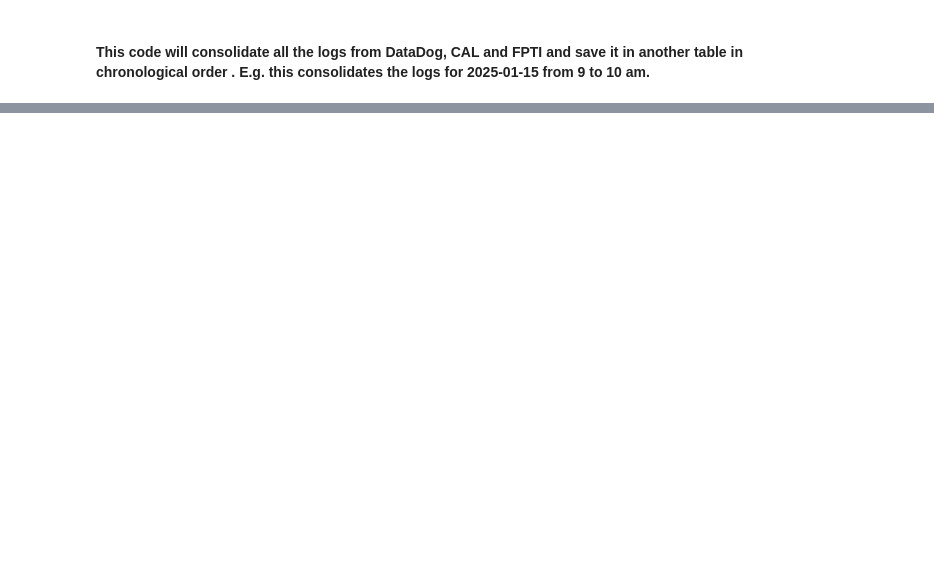
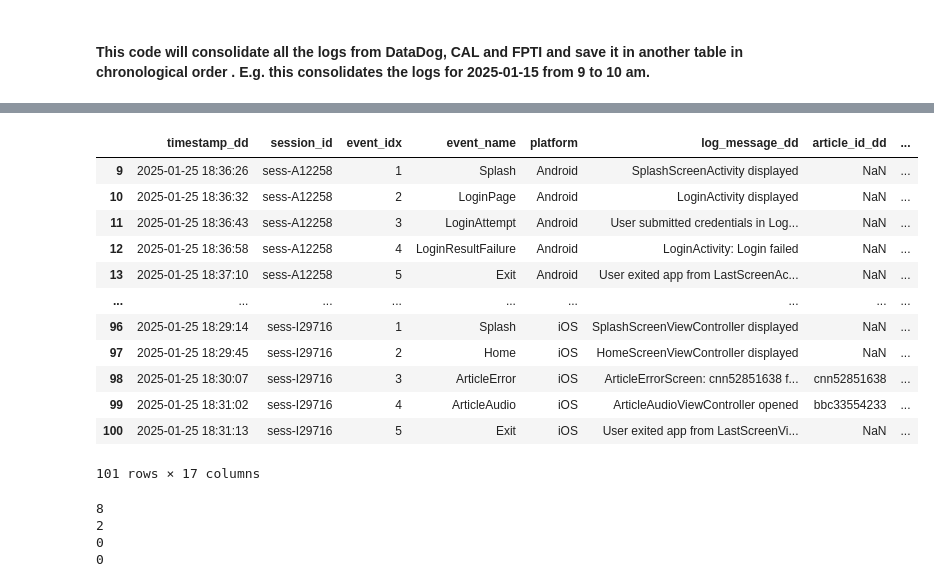
Before and after one commit to kedar1607/AI-RCA, a Jupyter notebook: data_consolidation.ipynb, the cells around one changed output, grey strips where cells are left out. Cells and saved outputs as stored; diff of their text form; code cells hidden in the pictures; blank space fills up the shorter version.

```diff
--- a/data_consolidation.ipynb
+++ b/data_consolidation.ipynb
@@ -87,0 +337,48 @@ filtered_df
+# %%
+ # Define a time window for consolidation (adjust as needed)
+# '2025-01-21 18:52:53 - 2025-01-21 19:11:46',
+# '2025-01-15 22:22:13 - 2025-01-15 22:50:17',
+# '2025-01-13 09:10:44 - 2025-01-13 09:26:19',
+# '2025-01-16 08:54:53 - 2025-01-16 09:17:53',
+# '2025-01-06 06:23:57 - 2025-01-06 06:50:22',
+# '2025-01-03 16:23:42 - 2025-01-03 16:52:58',
+# '2025-01-29 11:27:04 - 2025-01-29 11:55:31',
+# '2025-01-19 04:44:03 - 2025-01-19 04:55:12',
+# '2025-01-07 10:16:18 - 2025-01-07 10:28:52',
+# '2025-01-31 03:43:25 - 2025-01-31 04:05:10',
+# '2025-01-07 21:29:32 - 2025-01-07 21:56:43',
+# '2025-01-30 02:58:41 - 2025-01-30 03:18:52',
+# '2025-01-30 14:05:40 - 2025-01-30 14:34:51',
+# '2025-01-28 19:49:34 - 2025-01-28 20:04:12',
+# '2025-01-05 09:00:32 - 2025-01-05 09:14:09',
+# '2025-01-08 12:48:44 - 2025-01-08 13:05:30',
+# '2025-01-02 08:19:15 - 2025-01-02 08:45:38', '2025-01-30 15:09:07 - 2025-01-30 15:23:00', '2025-01-23 05:39:46 - 2025-01-23 05:53:28', '2025-01-18 07:16:59 - 2025-01-18 07:40:22', '2025-01-15 02:58:02 - 2025-01-15 03:13:11', '2025-01-28 15:09:15 - 2025-01-28 15:25:16', '2025-01-09 20:33:53 - 2025-01-09 20:57:52', '2025-01-06 12:20:51 - 2025-01-06 12:37:45', '2025-01-09 23:29:27 - 2025-01-09 23:44:24', '2025-01-03 03:35:11 - 2025-01-03 03:50:45', '2025-01-14 22:41:55 - 2025-01-14 23:04:51', '2025-01-21 05:57:33 - 2025-01-21 06:23:37', '2025-01-25 22:13:52 - 2025-01-25 22:34:41', '2025-01-06 11:24:48 - 2025-01-06 11:41:54', '2025-01-14 18:22:01 - 2025-01-14 18:45:27', '2025-01-10 07:14:43 - 2025-01-10 07:39:12']"
+start_time = pd.to_datetime("2025-01-25 18:25:04")
+end_time   = pd.to_datetime("2025-01-25 18:52:45")
+consolidate(start_time, end_time)
+# %% [output]
+|  | timestamp_dd | session_id | event_idx | event_name | platform | log_message_dd | article_id_dd | ... |
+| 9 | 2025-01-25 18:36:26 | sess-A12258 | 1 | Splash | Android | SplashScreenActivity displayed | NaN | ... |
+| 10 | 2025-01-25 18:36:32 | sess-A12258 | 2 | LoginPage | Android | LoginActivity displayed | NaN | ... |
+| 11 | 2025-01-25 18:36:43 | sess-A12258 | 3 | LoginAttempt | Android | User submitted credentials in Log... | NaN | ... |
+| 12 | 2025-01-25 18:36:58 | sess-A12258 | 4 | LoginResultFailure | Android | LoginActivity: Login failed | NaN | ... |
+| 13 | 2025-01-25 18:37:10 | sess-A12258 | 5 | Exit | Android | User exited app from LastScreenAc... | NaN | ... |
+| ... | ... | ... | ... | ... | ... | ... | ... | ... |
+| 96 | 2025-01-25 18:29:14 | sess-I29716 | 1 | Splash | iOS | SplashScreenViewController displayed | NaN | ... |
+| 97 | 2025-01-25 18:29:45 | sess-I29716 | 2 | Home | iOS | HomeScreenViewController displayed | NaN | ... |
+| 98 | 2025-01-25 18:30:07 | sess-I29716 | 3 | ArticleError | iOS | ArticleErrorScreen: cnn52851638 f... | cnn52851638 | ... |
+| 99 | 2025-01-25 18:31:02 | sess-I29716 | 4 | ArticleAudio | iOS | ArticleAudioViewController opened | bbc33554233 | ... |
+| 100 | 2025-01-25 18:31:13 | sess-I29716 | 5 | Exit | iOS | User exited app from LastScreenVi... | NaN | ... |
+101 rows × 17 columns
+# %%
+# Find a session with session_id = sess-I14083
+df = pd.read_csv("consolidated_logs.csv")
+print(df['event_name'].value_counts().get('ArticleError', 0))
+print(df['event_name'].value_counts().get('LoginResultFailure', 0))
+print(df['event_name'].value_counts().get('VideoArticleError', 0))
+print(df['event_name'].value_counts().get('AudioArticleError', 0))
+# %% [output]
+8
+2
+0
+0
```
Also changed, not shown: parts of 6 cells of this notebook, 7 other files.
